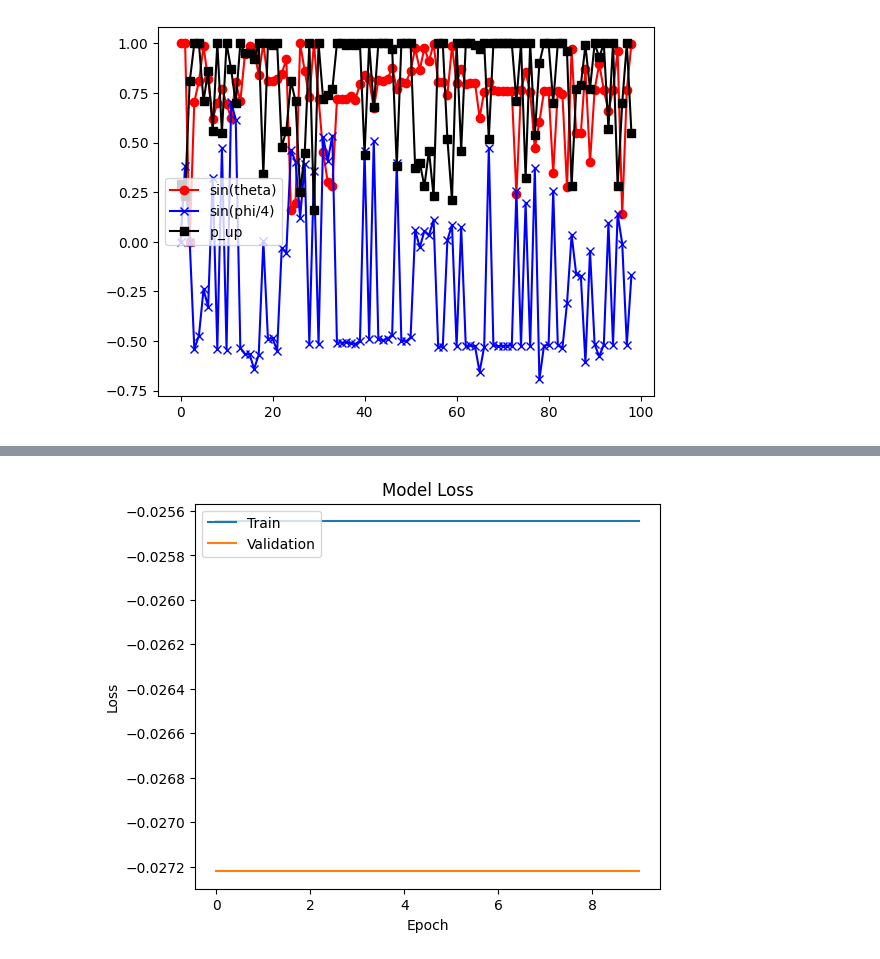
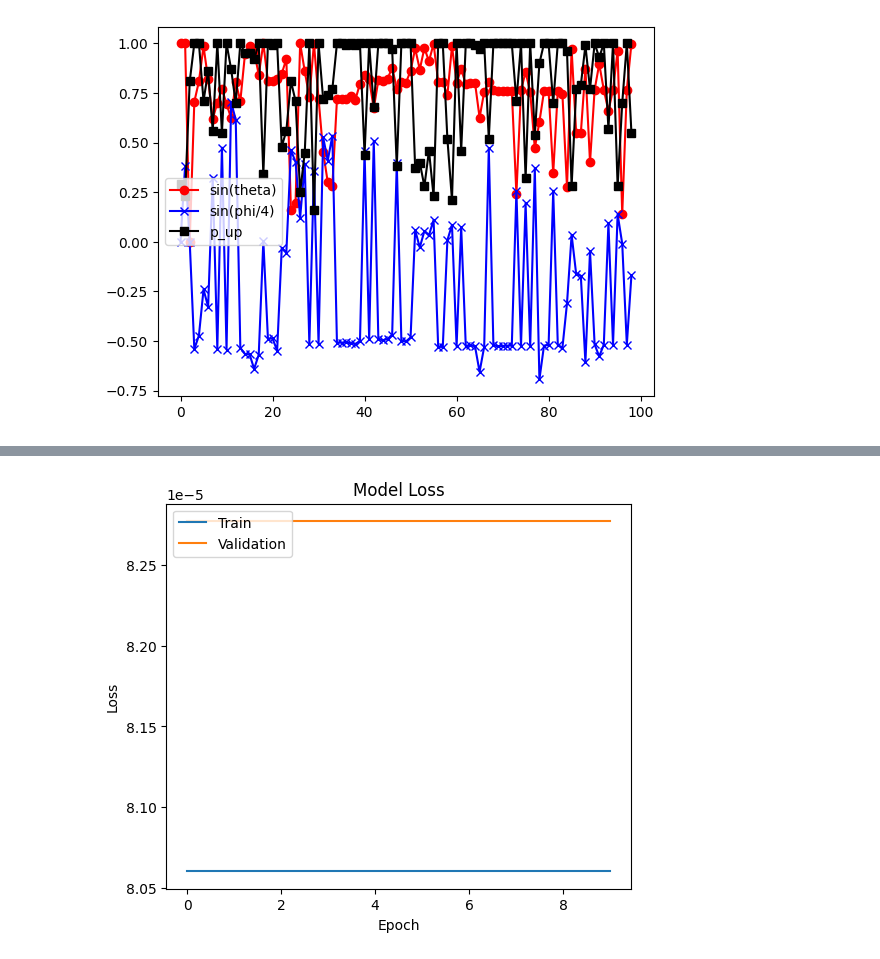
Before and after one commit to javahedi/QuantumStateTomography-ML, a Jupyter notebook: main_last.ipynb, the cells around one changed output, grey strips where cells are left out. Drawn from its saved outputs; the diff is of its cells as text; code cells hidden in the pictures.

```diff
--- a/main_last.ipynb
+++ b/main_last.ipynb
@@ -90,10 +88,10 @@ validation_data_weights = weights_data[-num_validation_samples:]
 # %%
 # Set batch size
-batch_size = 32
+batch_size = 64
 
 # TensorFlow datasets API
-train_dataset      = tf.data.Dataset.from_tensor_slices((train_data_angles, train_data_banks, train_data_weights)).batch(batch_size, drop_remainder=True)
-validation_dataset = tf.data.Dataset.from_tensor_slices((validation_data_angles, validation_data_banks, validation_data_weights)).batch(batch_size, drop_remainder=True)
+train_dataset = tf.data.Dataset.from_tensor_slices((train_data_angles, train_data_banks, train_data_weights)).batch(batch_size, drop_remainder=True)
+valid_dataset = tf.data.Dataset.from_tensor_slices((valid_data_angles, valid_data_banks, valid_data_weights)).batch(batch_size, drop_remainder=True)
 # %%
 
 # Custom Self-Attention Layer
@@ -270,15 +255,11 @@ def custom_accuracy(y_true, y_pred):
     mae = tf.reduce_mean(tf.abs(y_true - y_pred))
     return mae
 # %%
-# Generate sample data
 num_samples = angles_data.shape[0]
 data_size   = angles_data.shape[1]
 input_size  = 3
 output_size = 2
 
-# ReLU function should only be used in the hidden layers.
-
-# Create a neural network model with Scaled Dot-Product Attention
 model = Sequential()
 #model.add(Dense(32, input_shape=(data_size, input_size), activation='relu'))
 model.add(Dense(32, input_shape=(None, input_size), activation='relu'))
@@ -286,7 +267,8 @@ model.add(Dense(64, activation='relu'))  # Additional hidden layer
 model.add(SelfAttention())               # Scaled Dot-Product Attention with self-attention
 model.add(Dense(output_size, activation='linear'))  # Linear activation for regression
 
-# Compile the model
-model.compile(optimizer='adam', loss=custom_loss)
+
+optimizer = tf.keras.optimizers.Adam(learning_rate=0.0001)
+model.compile(optimizer=optimizer, loss=custom_loss)
 model.summary()
 # %% [output]
@@ -355,3 +328,7 @@ epochs                 = 10
+# %%
+train_loss_history = []
+valid_loss_history = []
+epochs             = 10
 # %%
 @tf.function(reduce_retracing=True)
 def train_step(batch_angles, batch_banks, batch_weights):
@@ -380,27 +357,30 @@ def validate_step(batch_angles, batch_banks, batch_weights):
 
     return loss
 # %%
-# Training loop
 for epoch in range(epochs):
+
     total_train_loss = 0
-
     for batch_angles, batch_banks, batch_weights in train_dataset:
         loss = train_step(batch_angles, batch_banks, batch_weights)
         total_train_loss += loss.numpy()
 
-    total_val_loss = 0
-
-    for batch_angles, batch_banks, batch_weights in validation_dataset:
+    total_valid_loss = 0
+    for batch_angles, batch_banks, batch_weights in valid_dataset:
         loss = validate_step(batch_angles, batch_banks, batch_weights)
-        total_val_loss += loss.numpy()
+        total_valid_loss += loss.numpy()
 
     avg_train_loss = total_train_loss / len(train_dataset)
-    avg_val_loss = total_val_loss / len(validation_dataset)
+    avg_valid_loss = total_valid_loss / len(valid_dataset)
 
     train_loss_history.append(avg_train_loss)
-    val_loss_history.append(avg_val_loss)
+    valid_loss_history.append(avg_valid_loss)
 
     print(f'Epoch {epoch + 1}/{epochs}, '
-          f'Training Loss: {avg_train_loss:.4f}, '
-          f'Validation Loss: {avg_val_loss:.4f}, ')
+          f'Training   Loss: {avg_train_loss:.6f}, '
+          f'Validation Loss: {avg_valid_loss:.6f}, ')
+
+    #Evaluate early stopping criteria
+    #if early_stopping.on_epoch_end(epoch + 1, {'val_loss': avg_val_loss}):
+    #    print("Early stopping triggered.")
+    #    break
 # %% [output]
@@ -417,12 +397,11 @@ Epoch 10/10, Training Loss: -0.0256, Validation Loss: -0.0272,
 # %%
-# Plot the training history
 plt.figure(figsize=(6, 5))
 plt.plot(train_loss_history)
-plt.plot(val_loss_history)
+plt.plot(valid_loss_history)
 plt.title('Model Loss')
 plt.xlabel('Epoch')
 plt.ylabel('Loss')
 plt.legend(['Train', 'Validation'], loc='upper left')
 plt.show()
 # %% [output]
-[figure, old version]
+[figure, new version]
```
Also changed, not shown: parts of 13 cells of this notebook.
